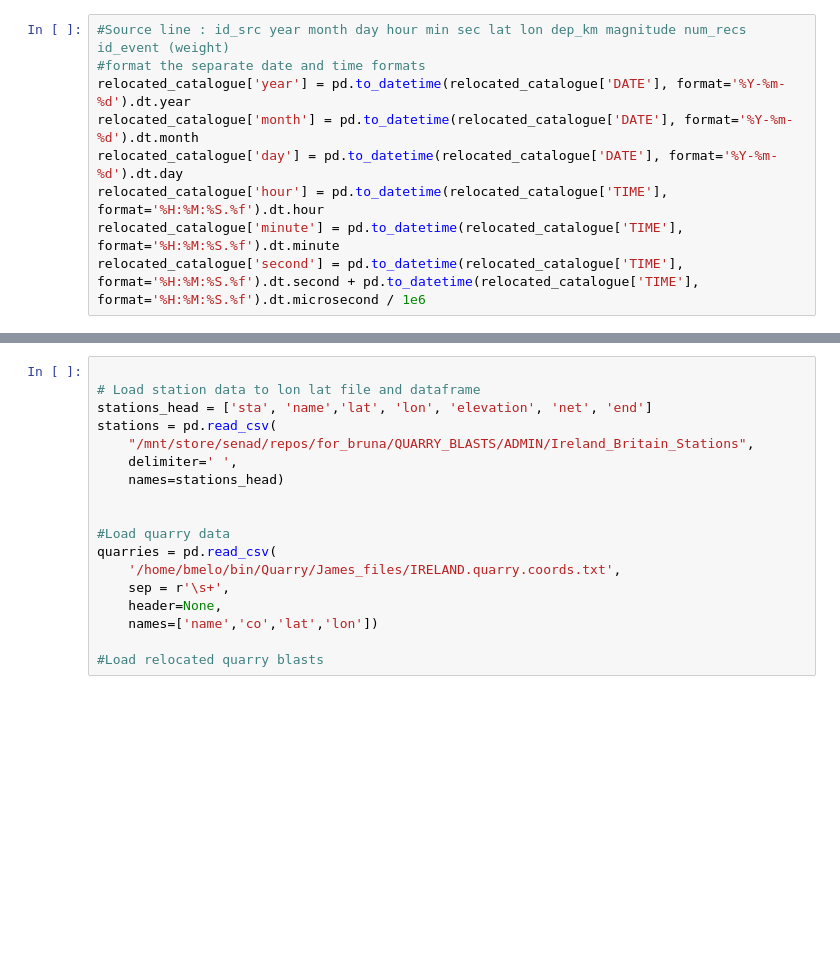
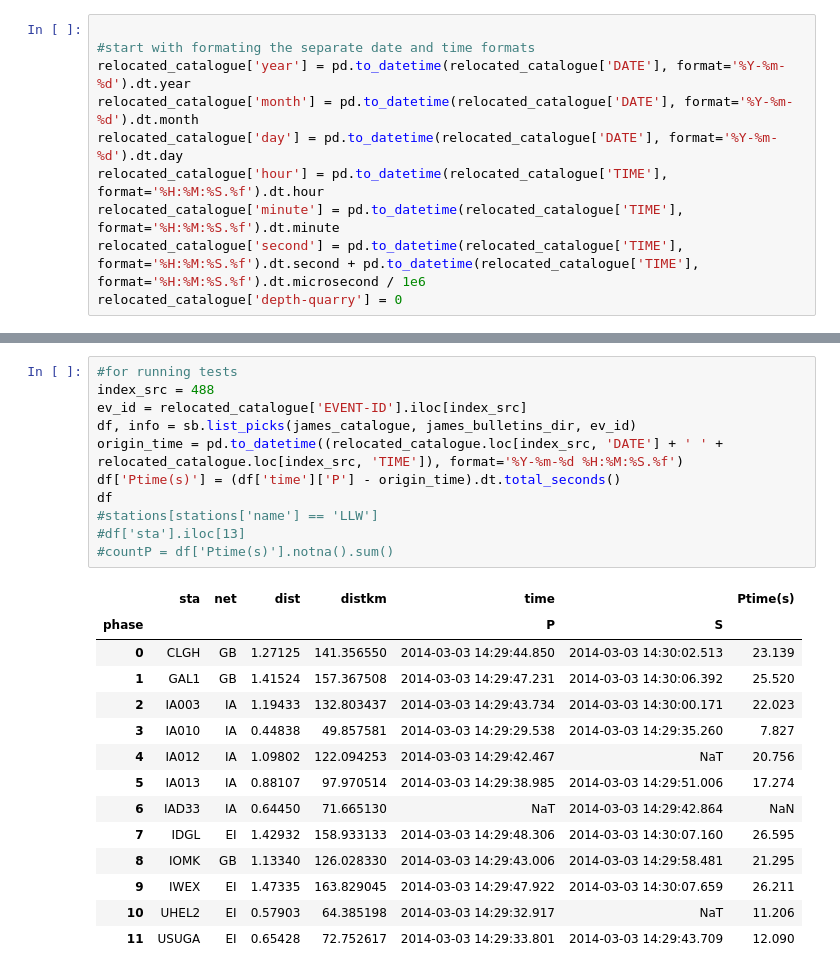
Before and after one commit to bru-melo/SeisBlast, a Jupyter notebook: codes/inputsource-tomoatt.ipynb, the cells around one changed output, grey strips where cells are left out. Saved outputs shown, nothing was run; the diff lists cells and outputs as text; blank space fills up the shorter version.

```diff
--- a/codes/inputsource-tomoatt.ipynb
+++ b/codes/inputsource-tomoatt.ipynb
@@ -27,9 +22,10 @@ stations.head()
 # %%
-#Source line : id_src year month day hour min sec lat lon dep_km magnitude num_recs id_event (weight)
-#format the separate date and time formats
+
+#start with formating the separate date and time formats
 relocated_catalogue['year'] = pd.to_datetime(relocated_catalogue['DATE'], format='%Y-%m-%d').dt.year
 relocated_catalogue['month'] = pd.to_datetime(relocated_catalogue['DATE'], format='%Y-%m-%d').dt.month
 relocated_catalogue['day'] = pd.to_datetime(relocated_catalogue['DATE'], format='%Y-%m-%d').dt.day
 relocated_catalogue['hour'] = pd.to_datetime(relocated_catalogue['TIME'], format='%H:%M:%S.%f').dt.hour
 relocated_catalogue['minute'] = pd.to_datetime(relocated_catalogue['TIME'], format='%H:%M:%S.%f').dt.minute
 relocated_catalogue['second'] = pd.to_datetime(relocated_catalogue['TIME'], format='%H:%M:%S.%f').dt.second + pd.to_datetime(relocated_catalogue['TIME'], format='%H:%M:%S.%f').dt.microsecond / 1e6
+relocated_catalogue['depth-quarry'] = 0
@@ -92,18 +32,26 @@ Name: P, dtype: datetime64[ns]
-# %%
-
-# Load station data to lon lat file and dataframe
-stations_head = ['sta', 'name','lat', 'lon', 'elevation', 'net', 'end']
-stations = pd.read_csv(
-    "/mnt/store/senad/repos/for_bruna/QUARRY_BLASTS/ADMIN/Ireland_Britain_Stations",
-    delimiter=' ',
-    names=stations_head)
-
-
-#Load quarry data
-quarries = pd.read_csv(
-    '/home/bmelo/bin/Quarry/James_files/IRELAND.quarry.coords.txt',
-    sep = r'\s+',
-    header=None,
-    names=['name','co','lat','lon'])
-
-#Load relocated quarry blasts
+# %%
+#for running tests
+index_src = 488
+ev_id = relocated_catalogue['EVENT-ID'].iloc[index_src]
+df, info = sb.list_picks(james_catalogue, james_bulletins_dir, ev_id)
+origin_time = pd.to_datetime((relocated_catalogue.loc[index_src, 'DATE'] + ' ' + relocated_catalogue.loc[index_src, 'TIME']), format='%Y-%m-%d %H:%M:%S.%f')
+df['Ptime(s)'] = (df['time']['P'] - origin_time).dt.total_seconds()
+df
+#stations[stations['name'] == 'LLW']
+#df['sta'].iloc[13]
+#countP = df['Ptime(s)'].notna().sum()
+# %% [output]
+|  | sta | net | dist | distkm | time |  | Ptime(s) |
+| phase |  |  |  |  | P | S |  |
+| 0 | CLGH | GB | 1.27125 | 141.356550 | 2014-03-03 14:29:44.850 | 2014-03-03 14:30:02.513 | 23.139 |
+| 1 | GAL1 | GB | 1.41524 | 157.367508 | 2014-03-03 14:29:47.231 | 2014-03-03 14:30:06.392 | 25.520 |
+| 2 | IA003 | IA | 1.19433 | 132.803437 | 2014-03-03 14:29:43.734 | 2014-03-03 14:30:00.171 | 22.023 |
+| 3 | IA010 | IA | 0.44838 | 49.857581 | 2014-03-03 14:29:29.538 | 2014-03-03 14:29:35.260 | 7.827 |
+| 4 | IA012 | IA | 1.09802 | 122.094253 | 2014-03-03 14:29:42.467 | NaT | 20.756 |
+| 5 | IA013 | IA | 0.88107 | 97.970514 | 2014-03-03 14:29:38.985 | 2014-03-03 14:29:51.006 | 17.274 |
+| 6 | IAD33 | IA | 0.64450 | 71.665130 | NaT | 2014-03-03 14:29:42.864 | NaN |
+| 7 | IDGL | EI | 1.42932 | 158.933133 | 2014-03-03 14:29:48.306 | 2014-03-03 14:30:07.160 | 26.595 |
+| 8 | IOMK | GB | 1.13340 | 126.028330 | 2014-03-03 14:29:43.006 | 2014-03-03 14:29:58.481 | 21.295 |
+| 9 | IWEX | EI | 1.47335 | 163.829045 | 2014-03-03 14:29:47.922 | 2014-03-03 14:30:07.659 | 26.211 |
+| 10 | UHEL2 | EI | 0.57903 | 64.385198 | 2014-03-03 14:29:32.917 | NaT | 11.206 |
+| 11 | USUGA | EI | 0.65428 | 72.752617 | 2014-03-03 14:29:33.801 | 2014-03-03 14:29:43.709 | 12.090 |
```
Also changed, not shown: parts of 5 cells of this notebook, 2 other files.
